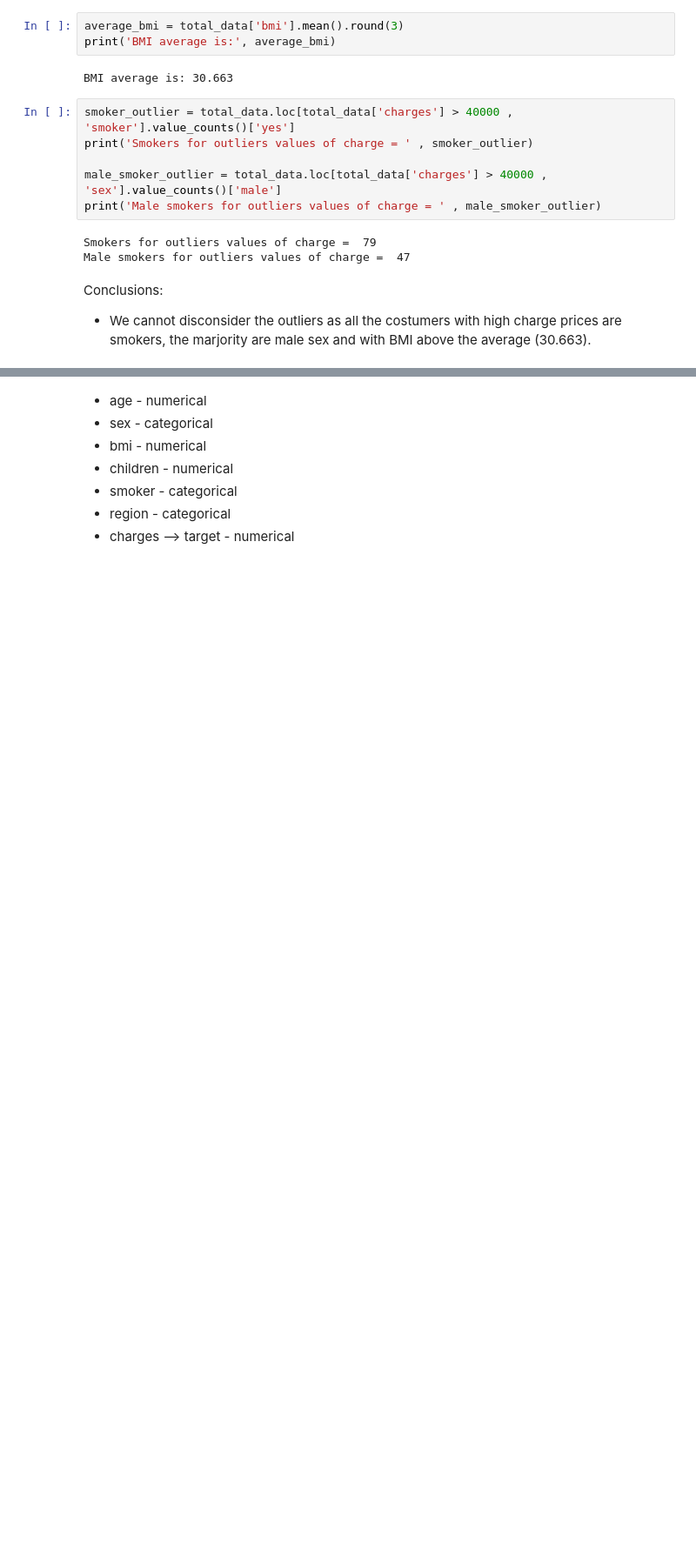
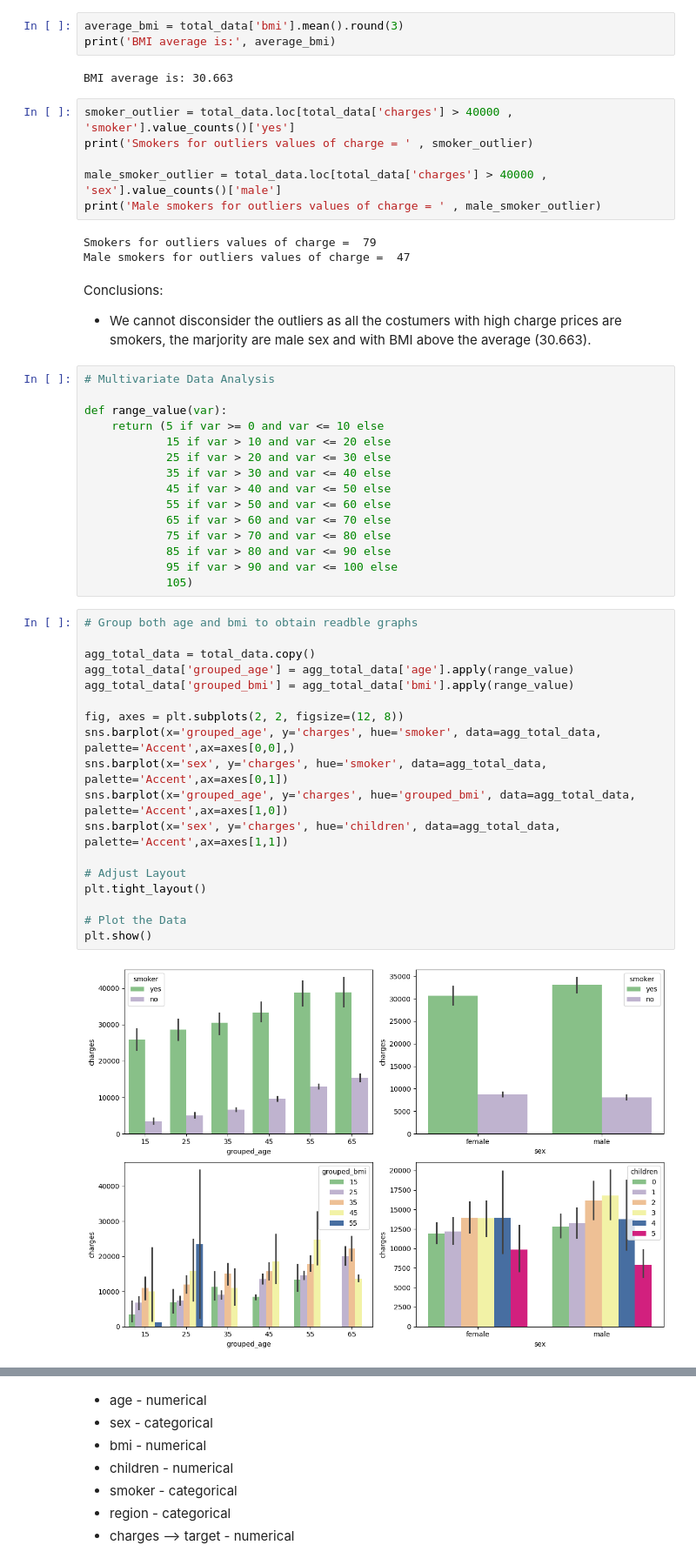
Before and after one commit to 4GeeksAcademy/machine-learning-regularized-linear-regression-Juli-MM, a Jupyter notebook: src/explore.ipynb, the cells around one changed output, grey strips where cells are left out. Shown: that part at 87% size. Drawn from its saved outputs; the diff is of its cells as text; blank space fills up the shorter version.

```diff
--- a/src/explore.ipynb
+++ b/src/explore.ipynb
@@ -157,3 +157,38 @@ Male smokers for outliers values of charge =  47
 Conclusions:
 
 - We cannot disconsider the outliers as all the costumers with high charge prices are smokers, the marjority are male sex and with BMI above the average (30.663).
+# %%
+# Multivariate Data Analysis
+
+def range_value(var):
+    return (5 if var >= 0 and var <= 10 else
+            15 if var > 10 and var <= 20 else
+            25 if var > 20 and var <= 30 else
+            35 if var > 30 and var <= 40 else
+            45 if var > 40 and var <= 50 else
+            55 if var > 50 and var <= 60 else
+            65 if var > 60 and var <= 70 else
+            75 if var > 70 and var <= 80 else
+            85 if var > 80 and var <= 90 else
+            95 if var > 90 and var <= 100 else
+            105)
+# %%
+# Group both age and bmi to obtain readble graphs
+
+agg_total_data = total_data.copy()
+agg_total_data['grouped_age'] = agg_total_data['age'].apply(range_value)
+agg_total_data['grouped_bmi'] = agg_total_data['bmi'].apply(range_value)
+
+fig, axes = plt.subplots(2, 2, figsize=(12, 8))
+sns.barplot(x='grouped_age', y='charges', hue='smoker', data=agg_total_data, palette='Accent',ax=axes[0,0],)
+sns.barplot(x='sex', y='charges', hue='smoker', data=agg_total_data, palette='Accent',ax=axes[0,1])
+sns.barplot(x='grouped_age', y='charges', hue='grouped_bmi', data=agg_total_data, palette='Accent',ax=axes[1,0])
+sns.barplot(x='sex', y='charges', hue='children', data=agg_total_data, palette='Accent',ax=axes[1,1])
+
+# Adjust Layout
+plt.tight_layout()
+
+# Plot the Data
+plt.show()
+# %% [output]
+[figure, added]
```
Also changed, not shown: parts of 5 cells of this notebook.
